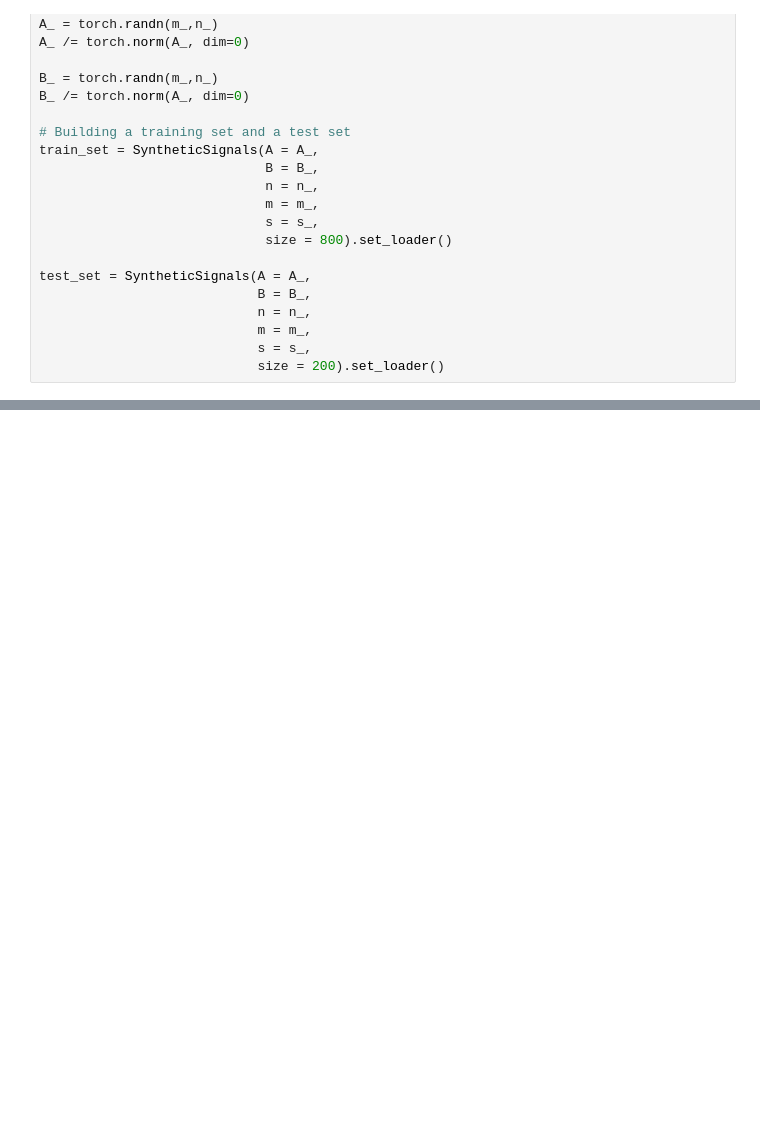
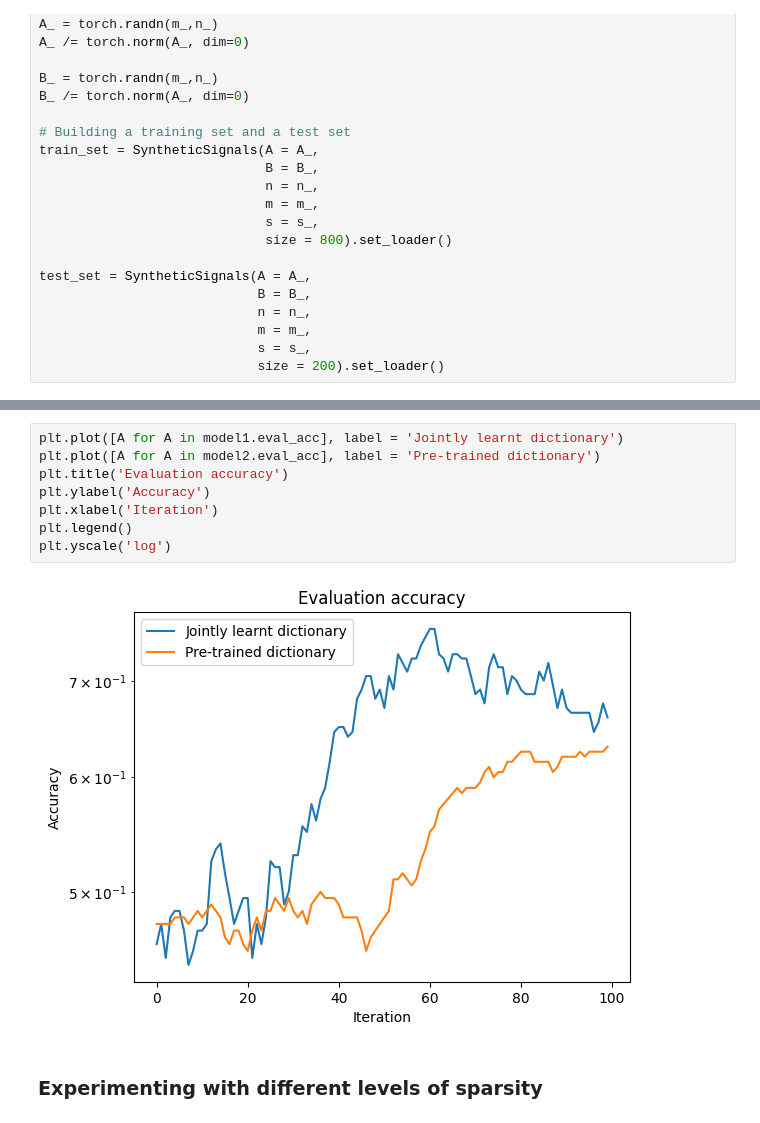
Before and after one commit to LeoDiNino97/TaskDrivenDictionaryLearning, a Jupyter notebook: classification_primer.ipynb, the cells around one changed output, grey strips where cells are left out. Drawn from its saved outputs; the diff is of its cells as text; blank space fills up the shorter version.

```diff
--- a/classification_primer.ipynb
+++ b/classification_primer.ipynb
@@ -275,0 +292,12 @@ plt.yscale('log')
+# %%
+plt.plot([A for A in model1.eval_acc], label = 'Jointly learnt dictionary')
+plt.plot([A for A in model2.eval_acc], label = 'Pre-trained dictionary')
+plt.title('Evaluation accuracy')
+plt.ylabel('Accuracy')
+plt.xlabel('Iteration')
+plt.legend()
+plt.yscale('log')
+# %% [output]
+[figure, added]
+# %% [markdown]
+### Experimenting with different levels of sparsity
```
Also changed, not shown: parts of 13 cells of this notebook, 2 other files.
